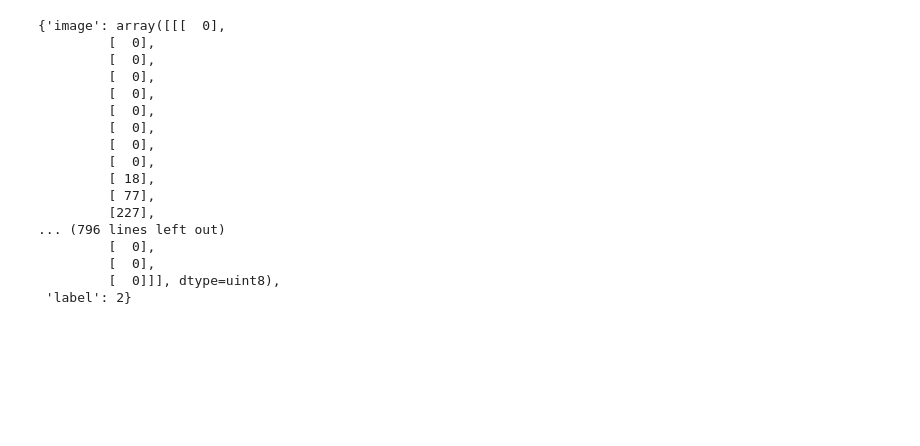
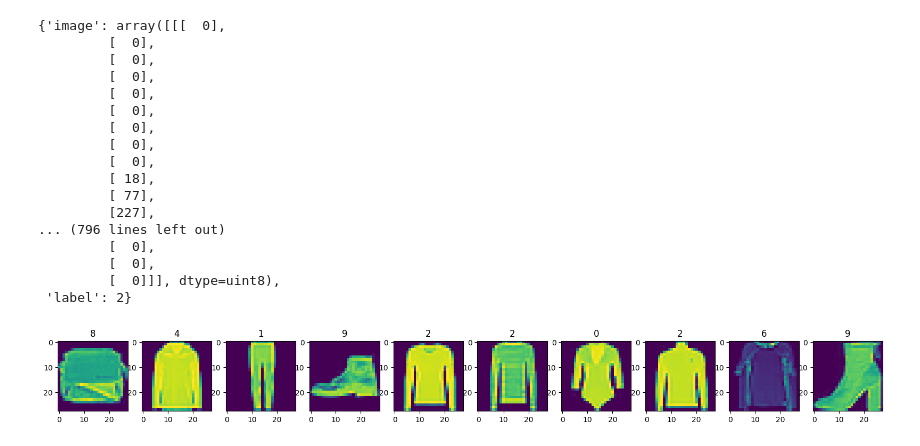
Before and after one commit to forbiddenvelocity/Image-Generator-AI, a Jupyter notebook: GAN_Image_Generator.ipynb, the cells around one changed output. Saved outputs shown, nothing was run; the diff lists cells and outputs as text; code cells hidden in the pictures; blank space fills up the shorter version.

```diff
--- a/GAN_Image_Generator.ipynb
+++ b/GAN_Image_Generator.ipynb
@@ -46,3 +46,11 @@ dataIteration.next()
          [  0],
          [  0]]], dtype=uint8),
  'label': 2}
+# %%
+fig, ax = plt.subplots(ncols=10, figsize=(20,20))
+for index in range(10):
+  batch = dataIteration.next()
+  ax[index].imshow(np.squeeze(batch['image']))
+  ax[index].title.set_text(batch['label'])
+# %% [output]
+[figure, added]
```
